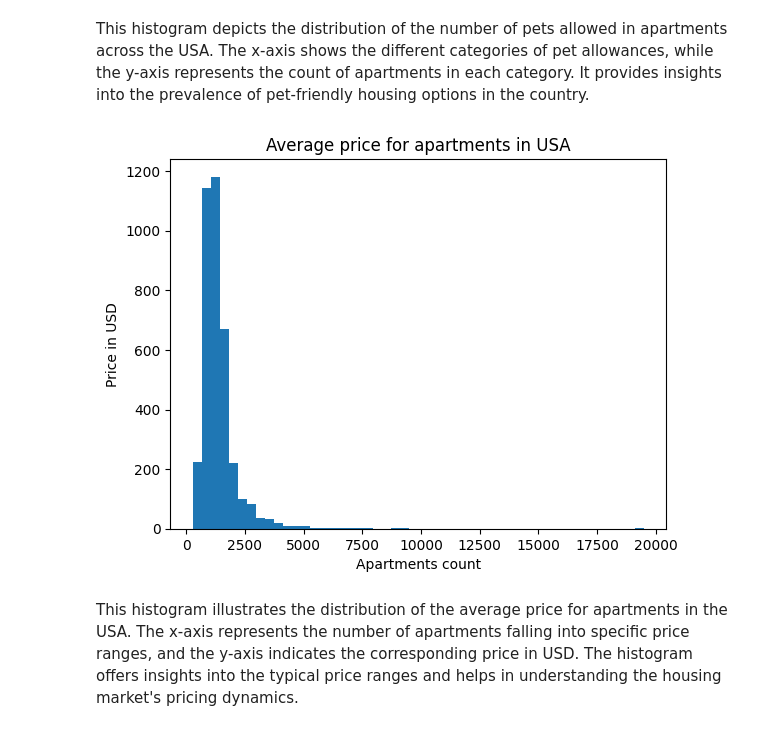
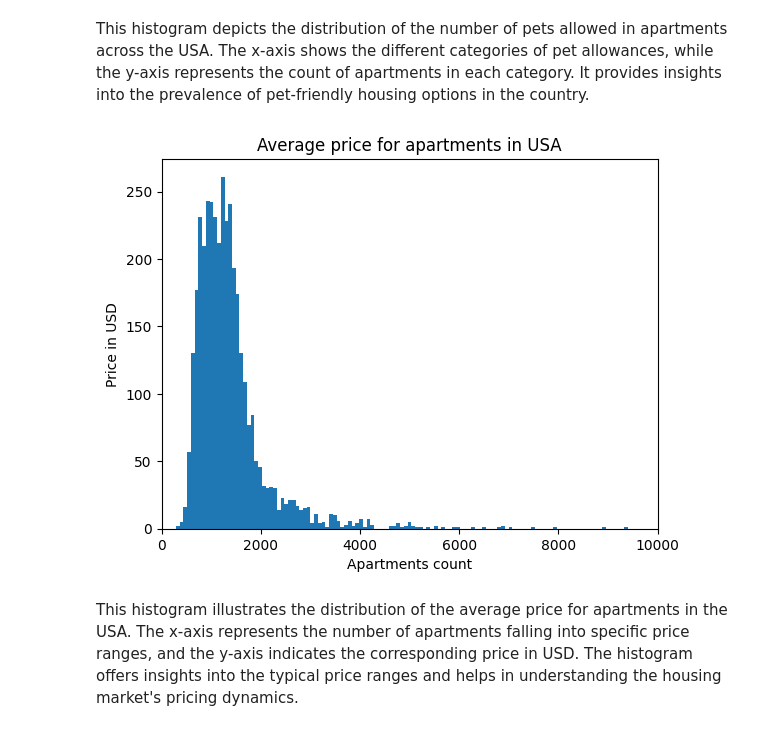
Before and after one commit to borisov5/Data-Science-June-2023, a Jupyter notebook: exam project/Ivelin_Borisov_project.ipynb, the cells around one changed output. Drawn from its saved outputs; the diff is of its cells as text; code cells hidden in the pictures.

```diff
--- a/exam project/Ivelin_Borisov_project.ipynb
+++ b/exam project/Ivelin_Borisov_project.ipynb
@@ -562,15 +604,16 @@ plt.show()
 # %% [markdown]
 This histogram depicts the distribution of the number of pets allowed in apartments across the USA. The x-axis shows the different categories of pet allowances, while the y-axis represents the count of apartments in each category. It provides insights into the prevalence of pet-friendly housing options in the country.
 # %%
-plt.hist(new_apartments_usa["price"], bins=50)
+plt.hist(new_apartments_usa["price"], bins=255)
 
 plt.title('Average price for apartments in USA')
 plt.xlabel("Apartments count")
 plt.ylabel("Price in USD")
+plt.xlim(0, 10000)
 
 plt.show()
 # %% [output]
-[figure, old version]
+[figure, new version]
 # %% [markdown]
 This histogram illustrates the distribution of the average price for apartments in the USA. The x-axis represents the number of apartments falling into specific price ranges, and the y-axis indicates the corresponding price in USD. The histogram offers insights into the typical price ranges and helps in understanding the housing market's pricing dynamics.
 # %%
```
Also changed, not shown: parts of 20 cells of this notebook, 1 other file.
